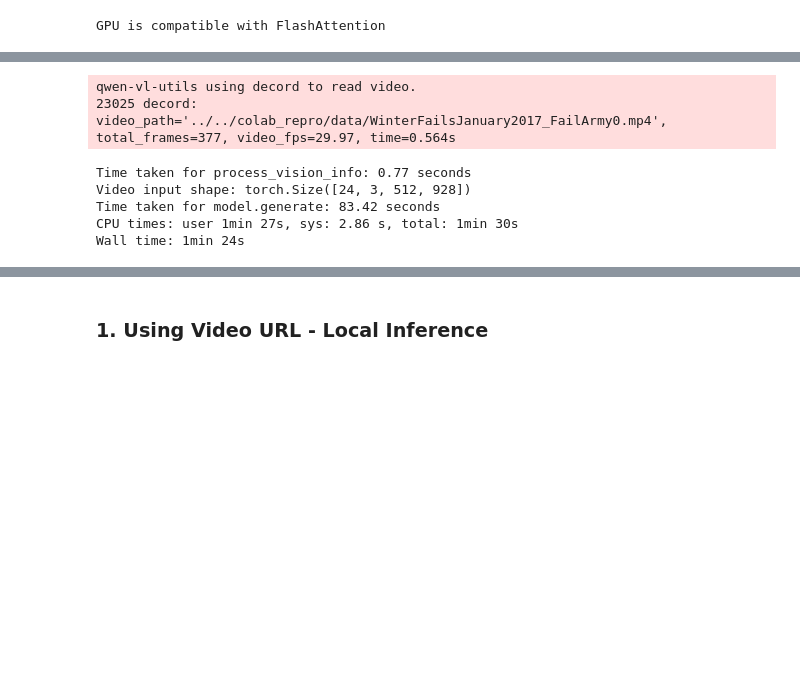
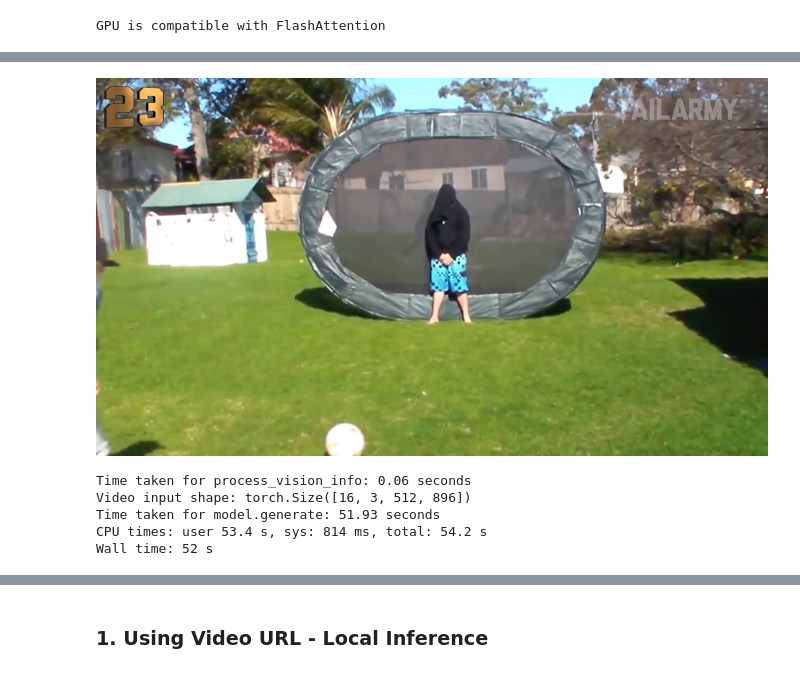
Before and after one commit to MoritzM00/infrequent-action-recognition, a Jupyter notebook: notebooks/qwen_3_vl_timeline_segmentation.ipynb, the cells around one changed output, grey strips where cells are left out. Cells and saved outputs as stored; diff of their text form; code cells hidden in the pictures; blank space fills up the shorter version.

Commit message:
update data loading

```diff
--- a/notebooks/qwen_3_vl_timeline_segmentation.ipynb
+++ b/notebooks/qwen_3_vl_timeline_segmentation.ipynb
@@ -418,0 +35,35 @@ frames[idx]
+# %%
+from infreqact.data.video_dataset import OmnifallVideoDataset
+
+
+dataset_config = {
+    "video_root": f"{OMNIFALL_ROOT}/OOPS/video",
+    "annotations_file": "hf://simplexsigil2/omnifall/labels/OOPS.csv",
+    "split_root": "hf://simplexsigil2/omnifall/splits",
+    "dataset_name": "OOPS",
+    "mode": "test",  # Start with test set (smaller)
+    "split": "cs",  # Cross-subject split
+    "target_fps": 8.0,  # Low FPS for quick testing
+    "vid_frame_count": 16,
+    "data_fps": 30.0,  # OOPS videos are 30 FPS
+    "ext": ".mp4",
+    "fast": True,
+}
+
+print("\nDataset Configuration:")
+for key, value in dataset_config.items():
+    print(f"  {key}: {value}")
+print("=" * 80)
+
+# Create dataset
+print("\nCreating OmnifallVideoDataset...")
+try:
+    dataset = OmnifallVideoDataset(**dataset_config)
+    print("✓ Dataset created successfully!")
+    print(f"\n{dataset}")
+    print("=" * 80)
+
+except Exception as e:
+    print(f"✗ Failed to create dataset: {e}")
+    import traceback
+    traceback.print_exc()
@@ -419,20 +91,26 @@ frames[idx]
+# %%
+inputs = dataset[0]
+# %%
+frames = [Image.fromarray(frame) for frame in inputs["video"]]
+frames[0]
+# %% [output]
+[figure, added]
 # %%
 %%time
 result, inputs = inference(
-    path,
+    frames,
     "Briefly describe this video, focusing on the (infrequent) actions a person does, e.g. falling down or examining something",
+    model,
+    processor,
     max_pixels=500 * 32 * 32,
-    target_fps=2,
     return_inputs=True,
 )
 # %% [output]
-qwen-vl-utils using decord to read video.
-23025 decord:  video_path='../../colab_repro/data/WinterFailsJanuary2017_FailArmy0.mp4', total_frames=377, video_fps=29.97, time=0.564s
+Time taken for process_vision_info: 0.06 seconds
+Video input shape: torch.Size([16, 3, 512, 896])
+Time taken for model.generate: 51.93 seconds
+CPU times: user 53.4 s, sys: 814 ms, total: 54.2 s
+Wall time: 52 s
-Time taken for process_vision_info: 0.77 seconds
-Video input shape: torch.Size([24, 3, 512, 928])
-Time taken for model.generate: 83.42 seconds
-CPU times: user 1min 27s, sys: 2.86 s, total: 1min 30s
-Wall time: 1min 24s
 # %%
 result
 # %% [output]
```
Also changed, not shown: parts of 22 cells of this notebook, 7 other files.
